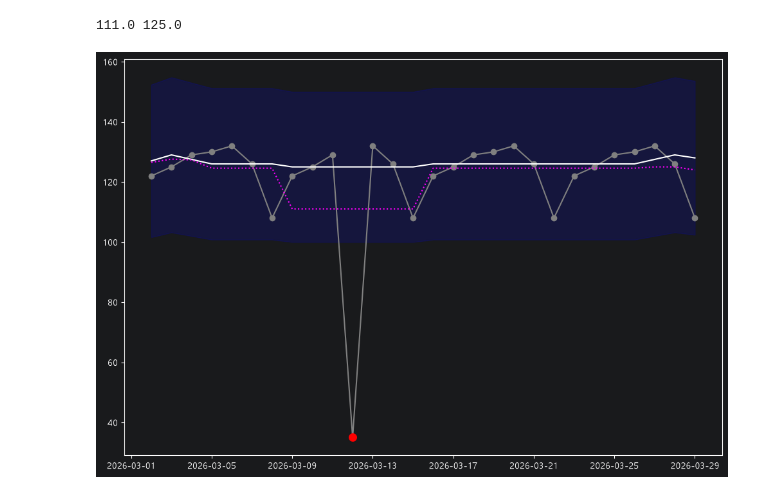
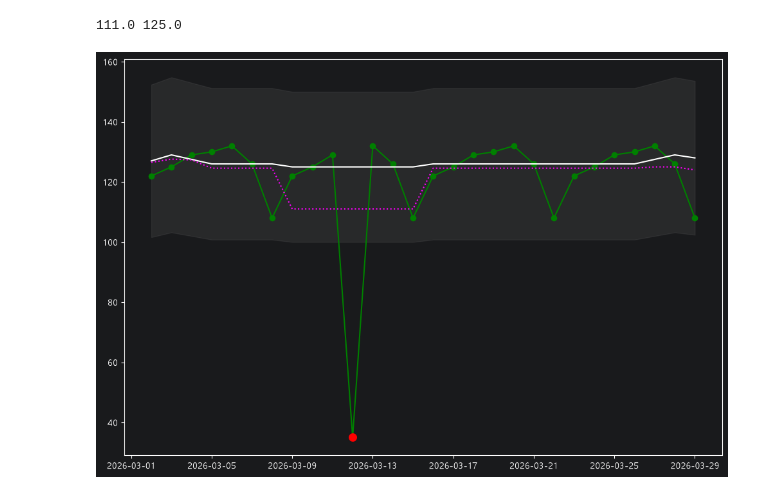
Before and after one commit to dorothy1088/anomaly, a Jupyter notebook: anomaly1.ipynb, the cells around one changed output. Cells and saved outputs as stored; diff of their text form; code cells hidden in the pictures.

```diff
--- a/anomaly1.ipynb
+++ b/anomaly1.ipynb
@@ -108,13 +108,13 @@ print(mean_line.iloc[10], baseline.iloc[10])
 outside = series[(series> upper) | (series< lower)] # 이상치
 # %%
 fig, ax = plt.subplots(figsize=(12,8))
-ax.plot(series.index, series, color= 'gray', marker='o', label='입항 척수')
+ax.plot(series.index, series, color= 'green', marker='o', label='입항 척수')
 ax.plot(baseline.index, baseline, color='white',label='기준선(7일 이동 중앙값)')
 ax.plot(mean_line.index, mean_line, color='magenta', linestyle= ':', label='기준밴드')
-ax.fill_between(series.index, lower, upper, color='blue', alpha=0.15,label='기준밴드')
+ax.fill_between(series.index, lower, upper, color='gray', alpha=0.15,label='기준밴드')
 
 ax.scatter(outside.index, outside, color='red', s=70, zorder=3, label='밴드 밖의 점') # 이상한 놈이 어디에 있는지 확인 가능
 
 fig.show()
 # %% [output]
-[figure, old version]
+[figure, new version]
```
Also changed, not shown: parts of 12 cells of this notebook.
